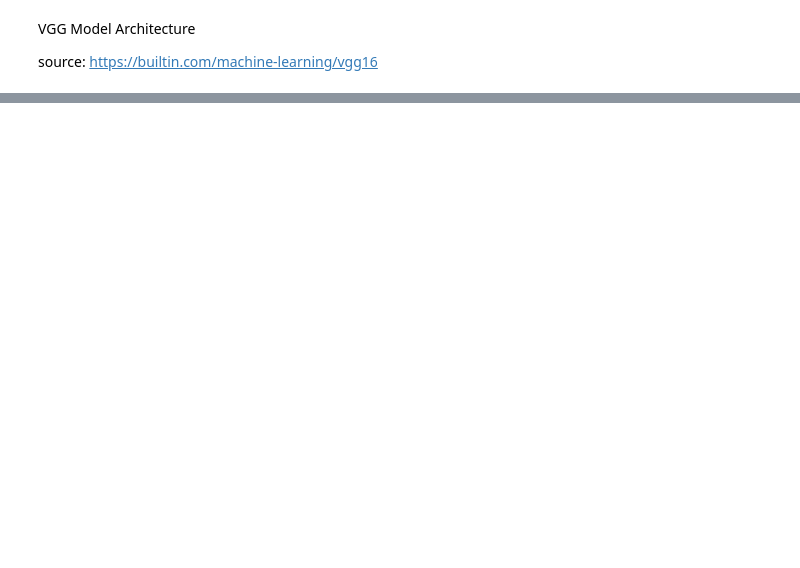
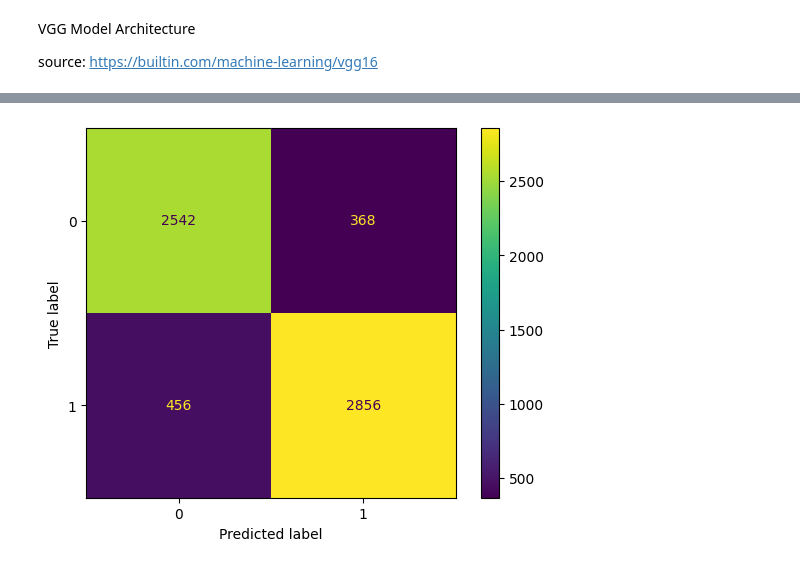
Before and after one commit to gnye8/RBP_Prediction, a Jupyter notebook: Modeling.ipynb, the cells around one changed output, grey strips where cells are left out. Saved outputs shown, nothing was run; the diff lists cells and outputs as text; code cells hidden in the pictures; blank space fills up the shorter version.

```diff
--- a/Modeling.ipynb
+++ b/Modeling.ipynb
@@ -166,0 +621,20 @@ Parameters we will focus on are:
+# %%
+model = Sequential()
+model.add(Conv2D(128, kernel_size=(9,3), activation='relu', input_shape=(406,4,1), padding='same'))
+model.add(MaxPooling2D(pool_size=(3,1)))
+model.add(Dropout(0.25))
+model.add(Conv2D(128, kernel_size=(9,3), activation='relu', padding='same'))
+model.add(MaxPooling2D(pool_size=(3,1)))
+model.add(Dropout(0.25))
+model.add(Conv2D(256, kernel_size=(3,3), activation='relu', padding='same'))
+model.add(MaxPooling2D(pool_size=(3,1)))
+model.add(Dropout(0.25))
+model.add(Flatten())
+model.add(Dense(128, activation='relu'))
+model.add(Dense(64, activation='relu'))
+model.add(Dropout(0.25))
+model.add(Dense(1, activation='sigmoid'))
+
+opt = keras.optimizers.Adam(learning_rate=0.0001)
+model.compile(loss='binary_crossentropy', optimizer=opt, metrics=['accuracy'])
+model.summary()
@@ -166,0 +659,2 @@ Parameters we will focus on are:
+# %%
+history = model.fit(X_train, y_train, batch_size=128, epochs=10, verbose=1, validation_data=(X_test, y_test))
@@ -166,0 +682,4 @@ Parameters we will focus on are:
+# %%
+val_predicts = model.predict(X_test)
+y_preds = [1 * (x[0]>=0.5) for x in val_predicts]
+print(classification_report(y_test, y_preds))
@@ -166,0 +696,7 @@ Parameters we will focus on are:
+# %%
+cm = confusion_matrix(y_test, y_preds)
+disp = ConfusionMatrixDisplay(confusion_matrix=cm)
+disp.plot()
+plt.show()
+# %% [output]
+[figure, added]
```
Also changed, not shown: parts of 50 cells of this notebook.
